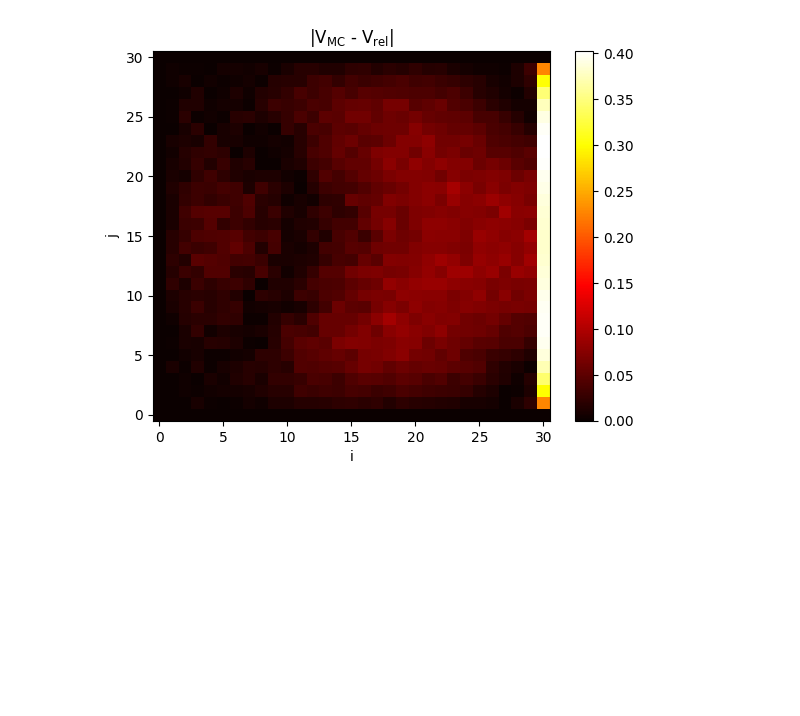
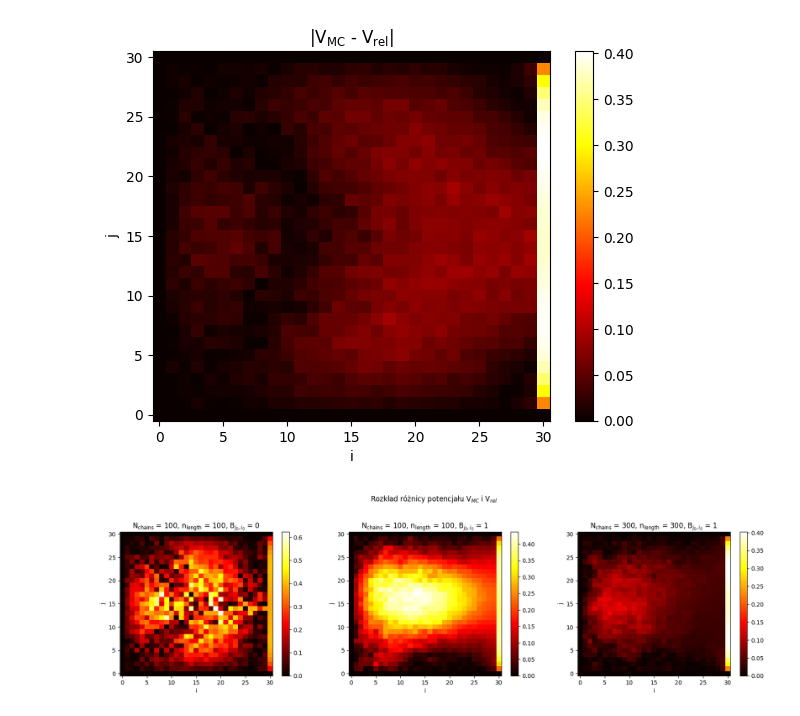
Before and after one commit to lruba939/Monte-Carlo, a Jupyter notebook: Lab 9/obrazy.ipynb, the cells around one changed output. Cells and saved outputs as stored; diff of their text form; code cells hidden in the pictures; blank space fills up the shorter version.

```diff
--- a/Lab 9/obrazy.ipynb
+++ b/Lab 9/obrazy.ipynb
@@ -63,3 +168,42 @@ plt.ylabel(r'j')
 # %% [output]
 Text(0, 0.5, 'j')
 [figure]
+# %%
+data1 = np.loadtxt("V_MC_1.dat", dtype=float, delimiter=" ", usecols=(range(0,31,1)))
+data2 = np.loadtxt("V_MC_2.dat", dtype=float, delimiter=" ", usecols=(range(0,31,1)))
+data3 = np.loadtxt("V_MC_3.dat", dtype=float, delimiter=" ", usecols=(range(0,31,1)))
+
+data1 = np.abs(data1 - relaksacja)
+data2 = np.abs(data2 - relaksacja)
+data3 = np.abs(data3 - relaksacja)
+
+X = range(0, 31, 1)
+Y = range(0, 31, 1)
+
+plt.figure(figsize=(20,5))
+########################
+plt.subplot(1,3,1)
+plt.pcolormesh(X, Y, data1, cmap="hot")
+plt.colorbar()
+plt.title(r'N$_{\text{chains}}$ = 100, n$_{\text{length}}$ = 100, B$_{j_0,i_0}$ = 0')
+plt.xlabel(r'i')
+plt.ylabel(r'j')
+########################
+plt.subplot(1,3,2)
+plt.pcolormesh(X, Y, data2, cmap="hot")
+plt.colorbar()
+plt.title(r'N$_{\text{chains}}$ = 100, n$_{\text{length}}$ = 100, B$_{j_0,i_0}$ = 1')
+plt.xlabel(r'i')
+plt.ylabel(r'j')
+########################
+plt.subplot(1,3,3)
+plt.pcolormesh(X, Y, data3, cmap="hot")
+plt.colorbar()
+plt.title(r'N$_{\text{chains}}$ = 300, n$_{\text{length}}$ = 300, B$_{j_0,i_0}$ = 1')
+plt.xlabel(r'i')
+plt.ylabel(r'j')
+
+plt.suptitle(r'Rozkład różnicy potencjału V$_{MC}$ i V$_{rel}$')
+plt.subplots_adjust(top=0.8)
+# %% [output]
+[figure, added]
```
Also changed, not shown: parts of 3 cells of this notebook, 4 other files.
